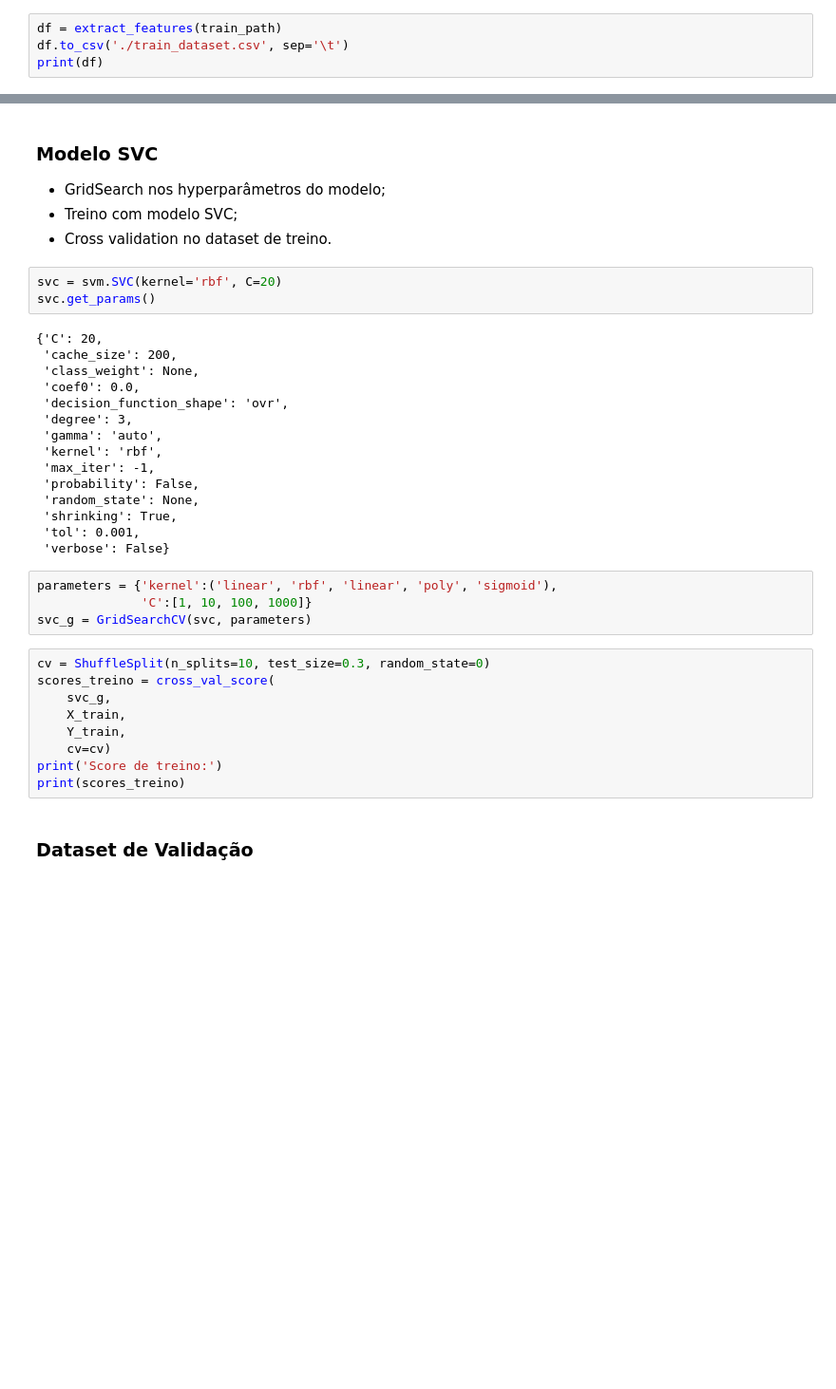
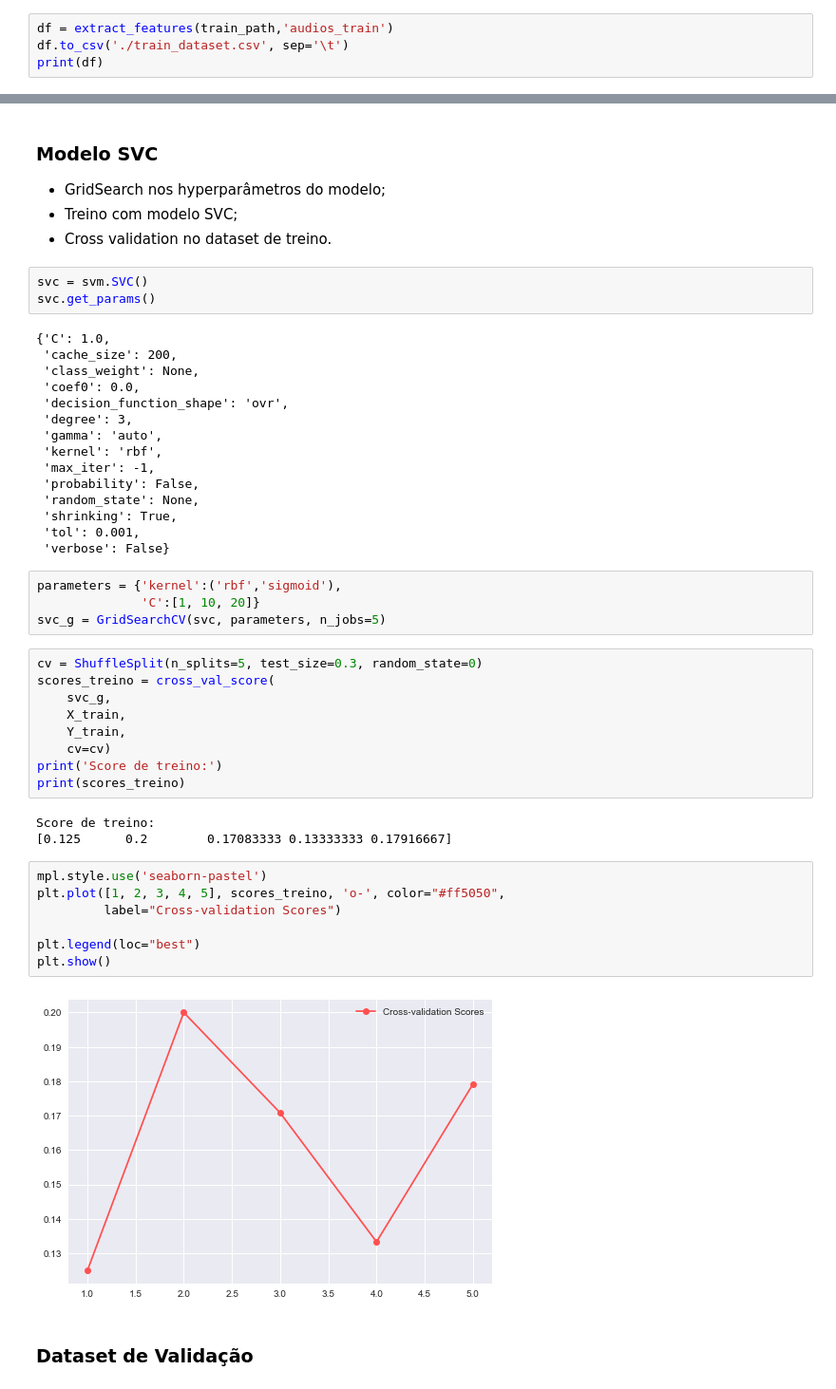
Before and after one commit to flaviajanine/MD-audio-classify, a Jupyter notebook: classifier.ipynb, the cells around one changed output, grey strips where cells are left out. Shown: that part at 95% size. Cells and saved outputs as stored; diff of their text form; blank space fills up the shorter version.

Commit message:
Gráficos com acurácia de 100%
- Pastas de teste, treino e validação;
- Gráficos com os scores implementados.

```diff
--- a/classifier.ipynb
+++ b/classifier.ipynb
@@ -161,7 +162,7 @@ def audio_features(filename):
 
     return np.array(np.mean(mfcc.T, axis=0))
 # %%
-df = extract_features(train_path)
+df = extract_features(train_path,'audios_train')
 df.to_csv('./train_dataset.csv', sep='\t')
 print(df)
 # %% [output]
@@ -216,10 +217,10 @@ print(Y_train)
 - Treino com modelo SVC;
 - Cross validation no dataset de treino.
 # %%
-svc = svm.SVC(kernel='rbf', C=20)
+svc = svm.SVC()
 svc.get_params()
 # %% [output]
-{'C': 20,
+{'C': 1.0,
  'cache_size': 200,
  'class_weight': None,
  'coef0': 0.0,
@@ -234,11 +235,11 @@ svc.get_params()
  'tol': 0.001,
  'verbose': False}
 # %%
-parameters = {'kernel':('linear', 'rbf', 'linear', 'poly', 'sigmoid'),
-              'C':[1, 10, 100, 1000]}
-svc_g = GridSearchCV(svc, parameters)
+parameters = {'kernel':('rbf','sigmoid'),
+              'C':[1, 10, 20]}
+svc_g = GridSearchCV(svc, parameters, n_jobs=5)
 # %%
-cv = ShuffleSplit(n_splits=10, test_size=0.3, random_state=0)
+cv = ShuffleSplit(n_splits=5, test_size=0.3, random_state=0)
 scores_treino = cross_val_score(
     svc_g,
     X_train,
@@ -246,6 +247,18 @@ scores_treino = cross_val_score(
     cv=cv)
 print('Score de treino:')
 print(scores_treino)
+# %% [output]
+Score de treino:
+[0.125      0.2        0.17083333 0.13333333 0.17916667]
+# %%
+mpl.style.use('seaborn-pastel')
+plt.plot([1, 2, 3, 4, 5], scores_treino, 'o-', color="#ff5050",
+         label="Cross-validation Scores")
+
+plt.legend(loc="best")
+plt.show()
+# %% [output]
+[figure, added]
 # %% [markdown]
 ### Dataset de Validação
 # %%
```
Also changed, not shown: parts of 10 cells of this notebook, 30 other files.
